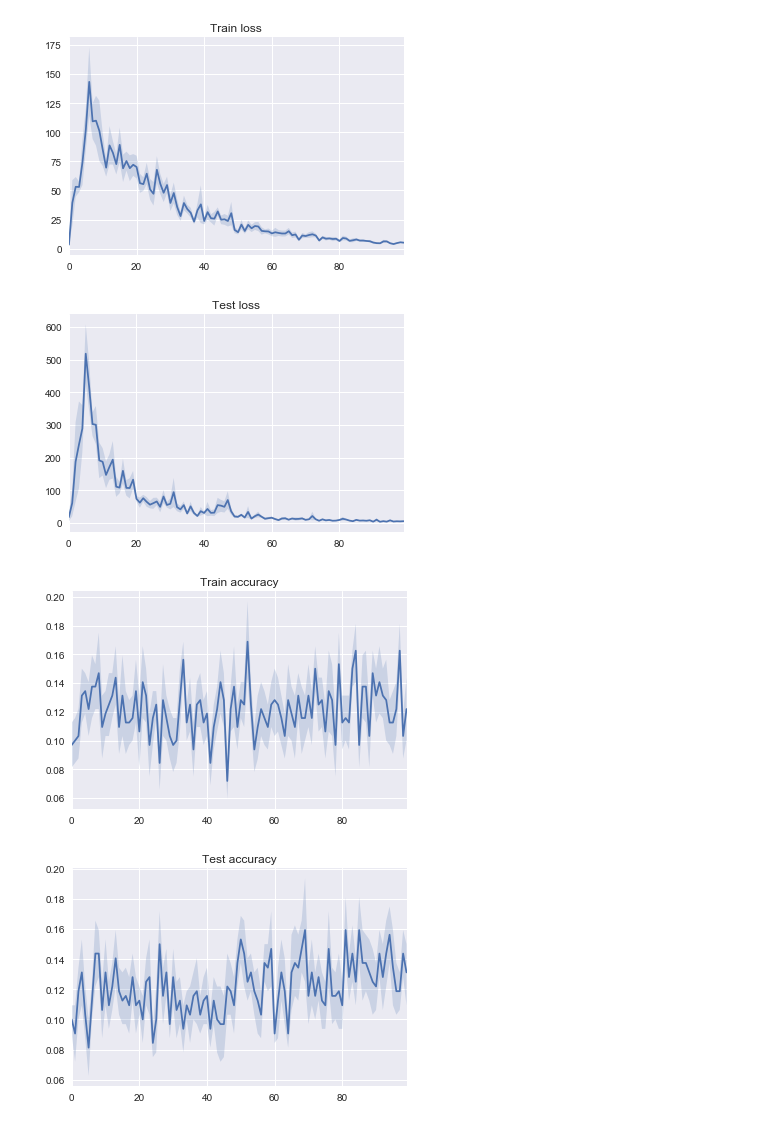
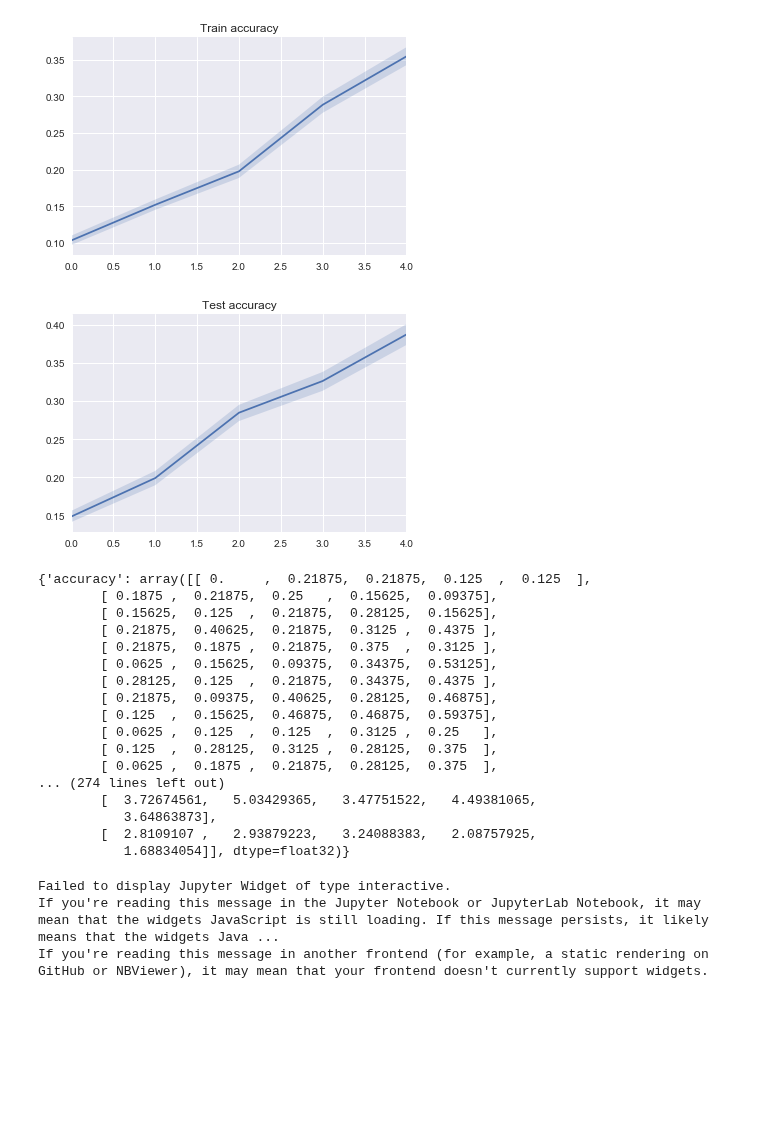
Before and after one commit to analysiscenter/az_training, a Jupyter notebook: alexey_kozhevin/task_07/experiment_demo.ipynb, the cells around one changed output. Cells and saved outputs as stored; diff of their text form; code cells hidden in the pictures; blank space fills up the shorter version.

Commit message:
add interactive plots; add parameter grid

```diff
--- a/alexey_kozhevin/task_07/experiment_demo.ipynb
+++ b/alexey_kozhevin/task_07/experiment_demo.ipynb
@@ -12,5 +10,7 @@ import numpy as np
 
 %matplotlib inline
+# %%
+grid = {'head/units': [[100, 100, 2]]}
 # %%
-experiment = Experiment(VGG7, 'cifar')
+experiment = Experiment(VGG7, 'mnist', grid_config=grid)
 # %% [output]
@@ -19,2 +18,3 @@ Extracted
 # %%
-experiment.run(reps=100, n_iters=100, batch_size=32)
+experiment.run(n_reps=100, n_iters=100, batch_size=32)
+experiment.summary()
@@ -39,7 +20,0 @@ Experiment 74
-# %%
-experiment.plot()
-# %% [output]
-[figure, removed]
-[figure, removed]
-[figure, removed]
-[figure, removed]
@@ -59,0 +21,31 @@ res = plot_interactive('loss', mode='train', bins=20)
+# %%
+experiment.get_plots('accuracy', 0)
+# %% [output]
+[figure, added]
+[figure, added]
+# %%
+experiment.stat[0][1]['test_history']
+# %% [output]
+{'accuracy': array([[ 0.     ,  0.21875,  0.21875,  0.125  ,  0.125  ],
+        [ 0.1875 ,  0.21875,  0.25   ,  0.15625,  0.09375],
+        [ 0.15625,  0.125  ,  0.21875,  0.28125,  0.15625],
+        [ 0.21875,  0.40625,  0.21875,  0.3125 ,  0.4375 ],
+        [ 0.21875,  0.1875 ,  0.21875,  0.375  ,  0.3125 ],
+        [ 0.0625 ,  0.15625,  0.09375,  0.34375,  0.53125],
+        [ 0.28125,  0.125  ,  0.21875,  0.34375,  0.4375 ],
+        [ 0.21875,  0.09375,  0.40625,  0.28125,  0.46875],
+        [ 0.125  ,  0.15625,  0.46875,  0.46875,  0.59375],
+        [ 0.0625 ,  0.125  ,  0.125  ,  0.3125 ,  0.25   ],
+        [ 0.125  ,  0.28125,  0.3125 ,  0.28125,  0.375  ],
+        [ 0.0625 ,  0.1875 ,  0.21875,  0.28125,  0.375  ],
+... (274 lines left out)
+        [  3.72674561,   5.03429365,   3.47751522,   4.49381065,
+           3.64863873],
+        [  2.8109107 ,   2.93879223,   3.24088383,   2.08757925,
+           1.68834054]], dtype=float32)}
+# %%
+experiment.plot_density_interactive(0, 'accuracy', mode='test', )
+# %% [output]
+Failed to display Jupyter Widget of type interactive.
+If you're reading this message in the Jupyter Notebook or JupyterLab Notebook, it may mean that the widgets JavaScript is still loading. If this message persists, it likely means that the widgets Java ...
+If you're reading this message in another frontend (for example, a static rendering on GitHub or NBViewer), it may mean that your frontend doesn't currently support widgets.
```
Also changed, not shown: parts of 5 cells of this notebook, 1 other file.
